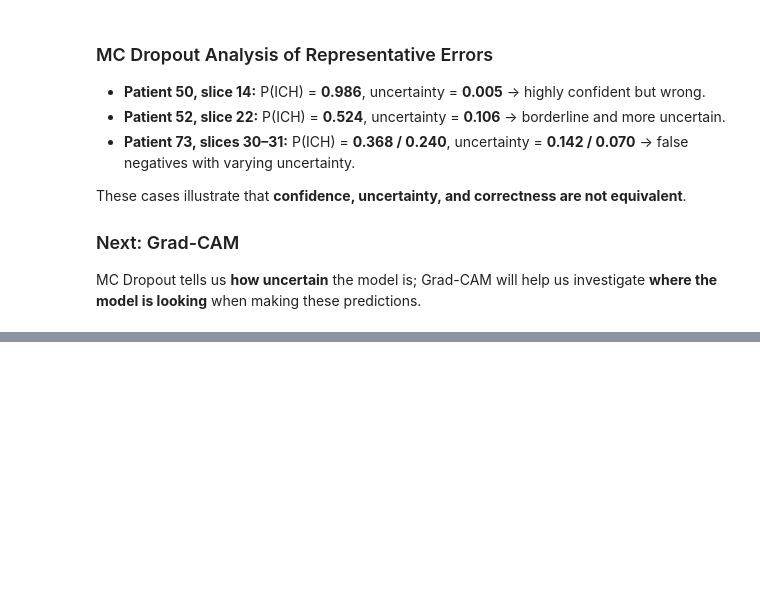
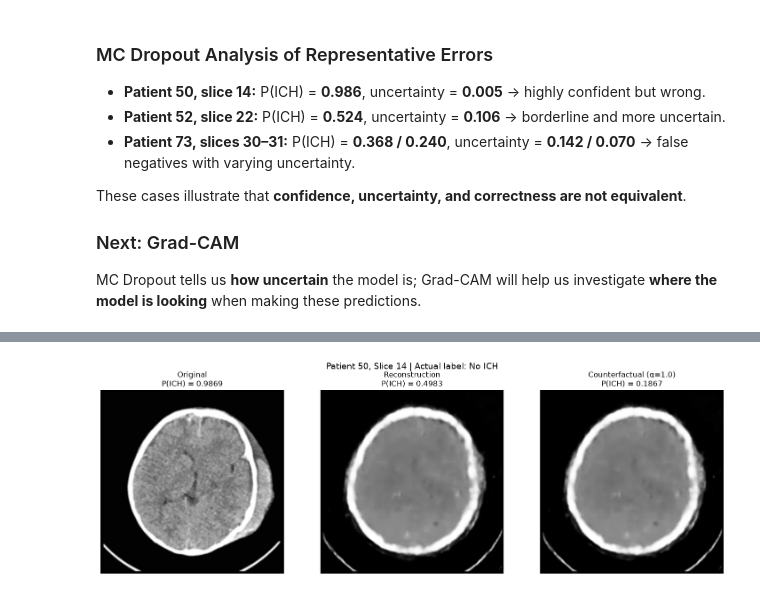
Before and after one commit to MeriemAfafHaddou/explainable-ai-ct-imaging, a Jupyter notebook: diffusion_counterfactual_xai.ipynb, the cells around one changed output, grey strips where cells are left out. Cells and saved outputs as stored; diff of their text form; code cells hidden in the pictures; blank space fills up the shorter version.

```diff
--- a/diffusion_counterfactual_xai.ipynb
+++ b/diffusion_counterfactual_xai.ipynb
@@ -1444,0 +1859,68 @@ plt.show()
+# %%
+# Choose which alpha you want to visualize
+alpha_to_visualize = 1.0
+
+z_shifted = (
+    z.detach()
+    + shift_direction
+    * alpha_to_visualize
+    * gradient_normalized.detach()
+)
+
+with torch.no_grad():
+    counterfactual = autoencoder.decode(z_shifted)
+    counterfactual = counterfactual.clamp(0, 1)
+
+    # Get counterfactual probability
+    counterfactual_input = prepare_for_classifier(
+        counterfactual
+    )
+
+    counterfactual_logits = model(counterfactual_input)
+
+    counterfactual_probabilities = torch.softmax(
+        counterfactual_logits,
+        dim=1,
+    )
+
+    counterfactual_p_ich = (
+        counterfactual_probabilities[0, 1].item()
+    )
+
+
+
+original_np = image[0, 0].detach().cpu().numpy()
+reconstruction_np = reconstruction[0, 0].detach().cpu().numpy()
+counterfactual_np = counterfactual[0, 0].detach().cpu().numpy()
+
+fig, axes = plt.subplots(1, 3, figsize=(15, 5))
+
+axes[0].imshow(original_np, cmap="gray")
+axes[0].set_title(
+    f"Original\nP(ICH) = {original_p_ich:.4f}"
+)
+axes[0].axis("off")
+
+axes[1].imshow(reconstruction_np, cmap="gray")
+axes[1].set_title(
+    f"Reconstruction\nP(ICH) = {reconstruction_p_ich:.4f}"
+)
+axes[1].axis("off")
+
+axes[2].imshow(counterfactual_np, cmap="gray")
+axes[2].set_title(
+    f"Counterfactual (α={alpha_to_visualize})\n"
+    f"P(ICH) = {counterfactual_p_ich:.4f}"
+)
+axes[2].axis("off")
+
+fig.suptitle(
+    f"Patient {patient_id}, Slice {slice_number} | "
+    f"Actual label: {'ICH' if actual_label == 1 else 'No ICH'}",
+    fontsize=14,
+)
+
+plt.tight_layout()
+plt.show()
+# %% [output]
+[figure, added]
```
Also changed, not shown: parts of 12 cells of this notebook, 1 other file.
